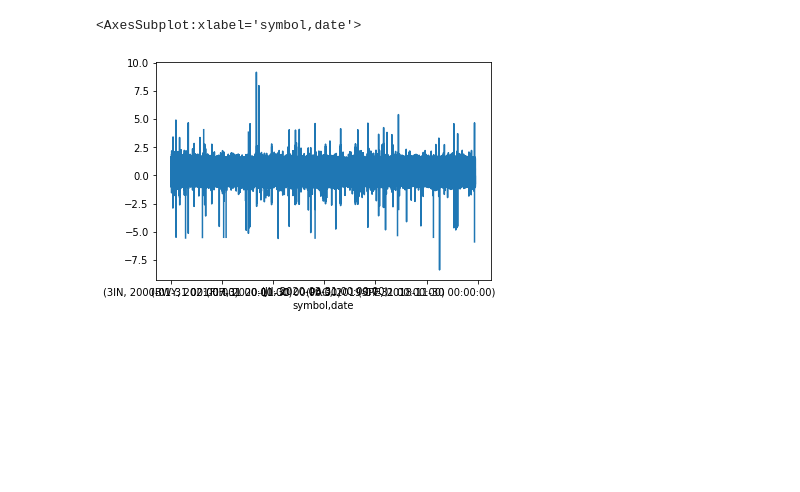
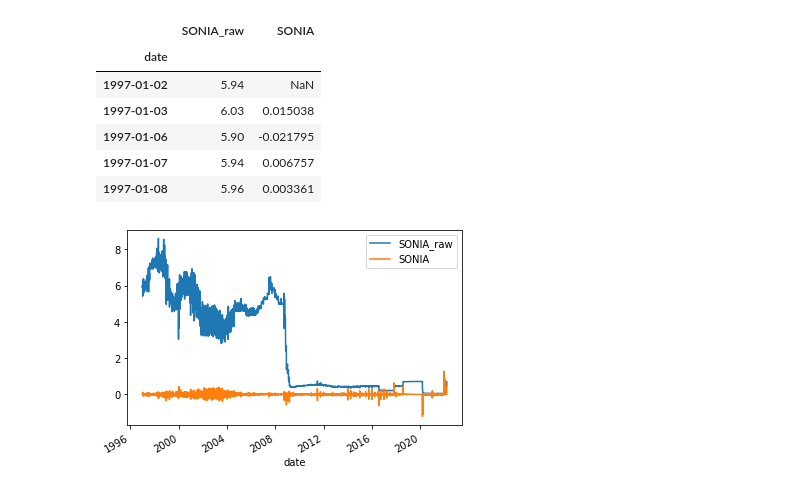
Before and after one commit to lingjie00/asset_pricing, a Jupyter notebook: etl/yprice.sync.ipynb, the cells around one changed output. Drawn from its saved outputs; the diff is of its cells as text; code cells hidden in the pictures; blank space fills up the shorter version.

```diff
--- a/etl/yprice.sync.ipynb
+++ b/etl/yprice.sync.ipynb
@@ -162,11 +63,32 @@ data.loc["3IN"]
+# %%
+
+risk_daily = risk_daily_raw.set_index(date_col)\
+    .sort_values(by=date_col)\
+    .astype("float")
+risk_daily[risk_col] = np.log(risk_daily[risk_col + "_raw"])\
+    - np.log(risk_daily[risk_col + "_raw"].shift(1))
+
+risk_daily.plot()
+
+risk_daily.head()
+# %% [output]
+|  | SONIA_raw | SONIA |
+| date |  |  |
+| 1997-01-02 | 5.94 | NaN |
+| 1997-01-03 | 6.03 | 0.015038 |
+| 1997-01-06 | 5.90 | -0.021795 |
+| 1997-01-07 | 5.94 | 0.006757 |
+| 1997-01-08 | 5.96 | 0.003361 |
+[figure, added]
 # %%
-# export data
-final = data.loc[:, "adj_close_excess"]\
-        .fillna(missing_code)\
-        .astype("float")
-final.to_csv("../data/yprice_1mo.csv")
-
-final.replace(missing_code, None).plot()
+"""Price data"""
+# preprocessing monthly price data
+headers = ["date", "open", "high",
+           "low", "close", "adj_close", "volume", "symbol"]
+price_monthly_raw = pd.read_csv(raw_path["price_monthly"], header=None)\
+    .dropna(axis=0)
+price_monthly_raw.columns = headers
+price_monthly_raw[date_col] = pd.to_datetime(
+    price_monthly_raw[date_col]) - timedelta(days=1)
+price_monthly_raw[symbol_col] = price_monthly_raw.loc[:, symbol_col]\
+    .str.replace(".L", "", regex=False)
-# %% [output]
-<AxesSubplot:xlabel='symbol,date'>
-[figure, removed]
```
Also changed, not shown: parts of 15 cells of this notebook, 32 other files.
